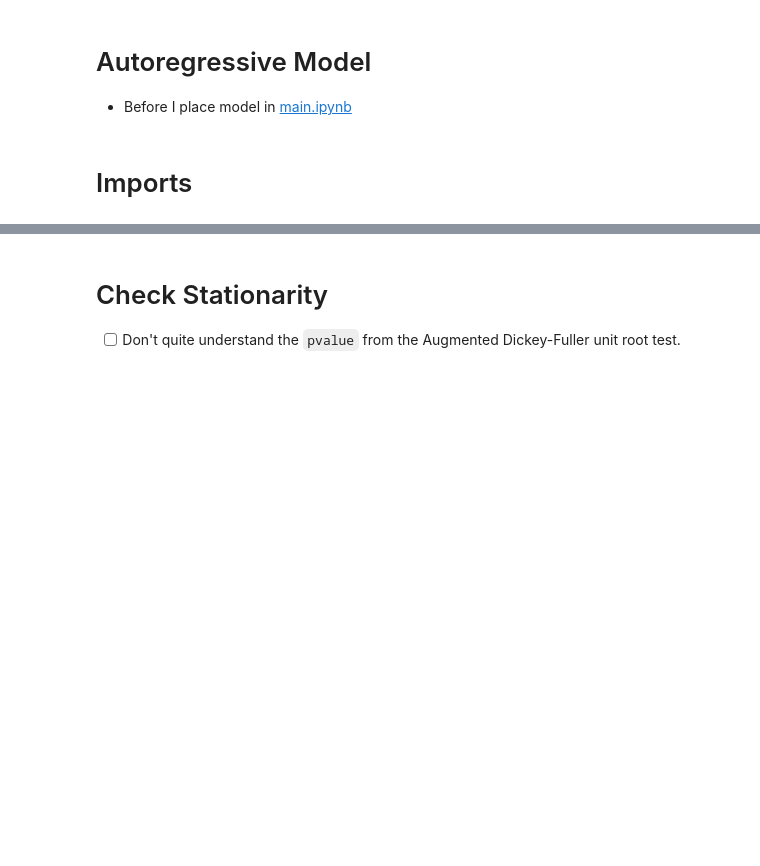
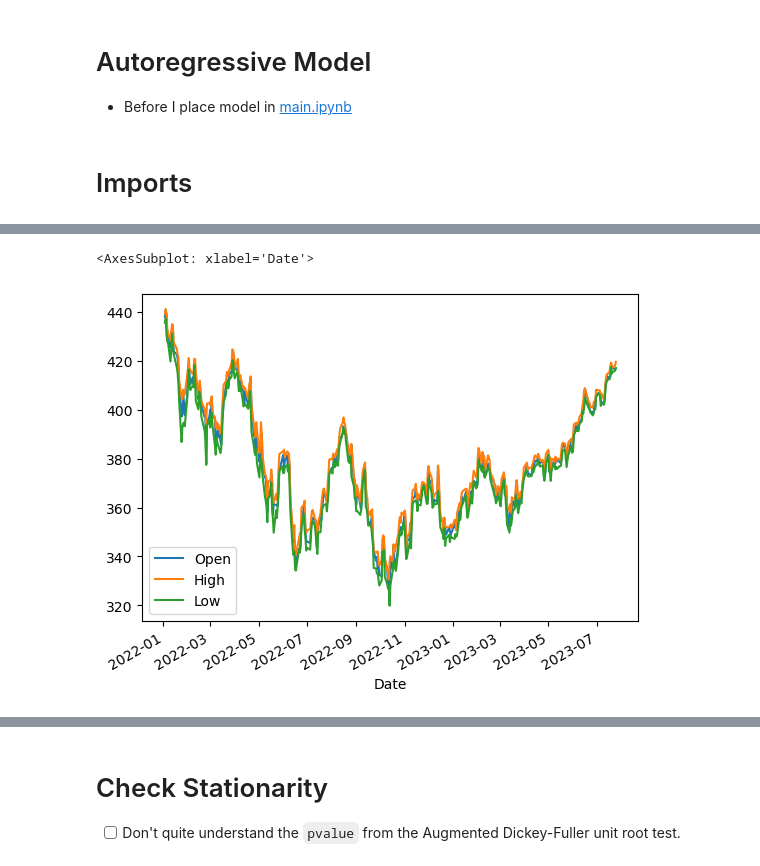
Before and after one commit to Brinkley97/applied_time_series_and_machine_learning, a Jupyter notebook: play/autoregressiveModel-voo.ipynb, the cells around one changed output, grey strips where cells are left out. Cells and saved outputs as stored; diff of their text form; code cells hidden in the pictures; blank space fills up the shorter version.

```diff
--- a/play/autoregressiveModel-voo.ipynb
+++ b/play/autoregressiveModel-voo.ipynb
@@ -44,0 +45,5 @@ voo_df
+# %%
+voo_df.loc[:, ['Open', 'High', 'Low']].plot()
+# %% [output]
+<AxesSubplot: xlabel='Date'>
+[figure, added]
```
Also changed, not shown: parts of 16 cells of this notebook, 16 other files.
